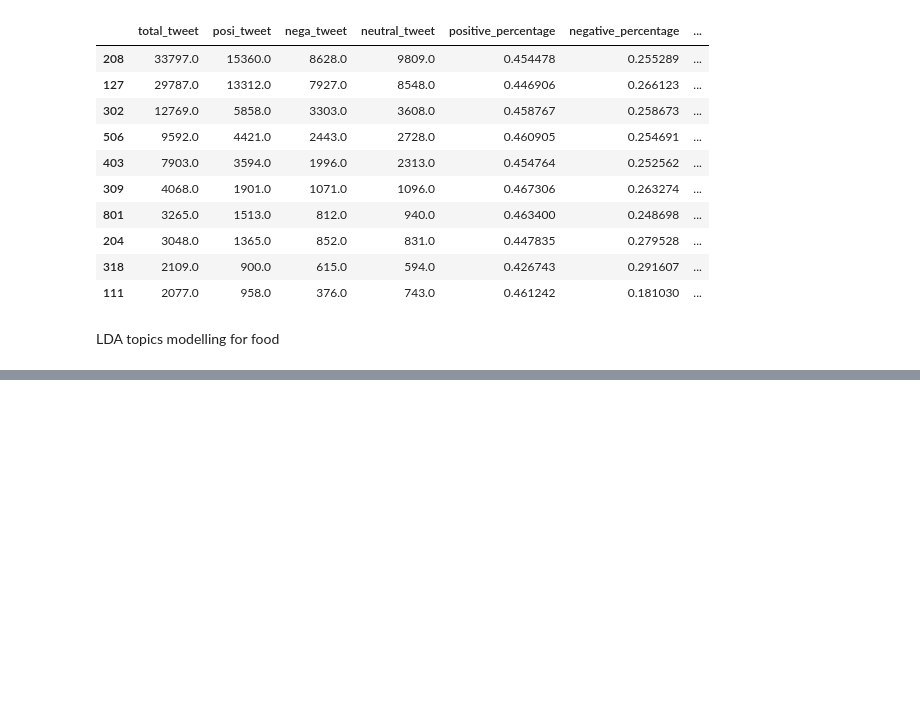
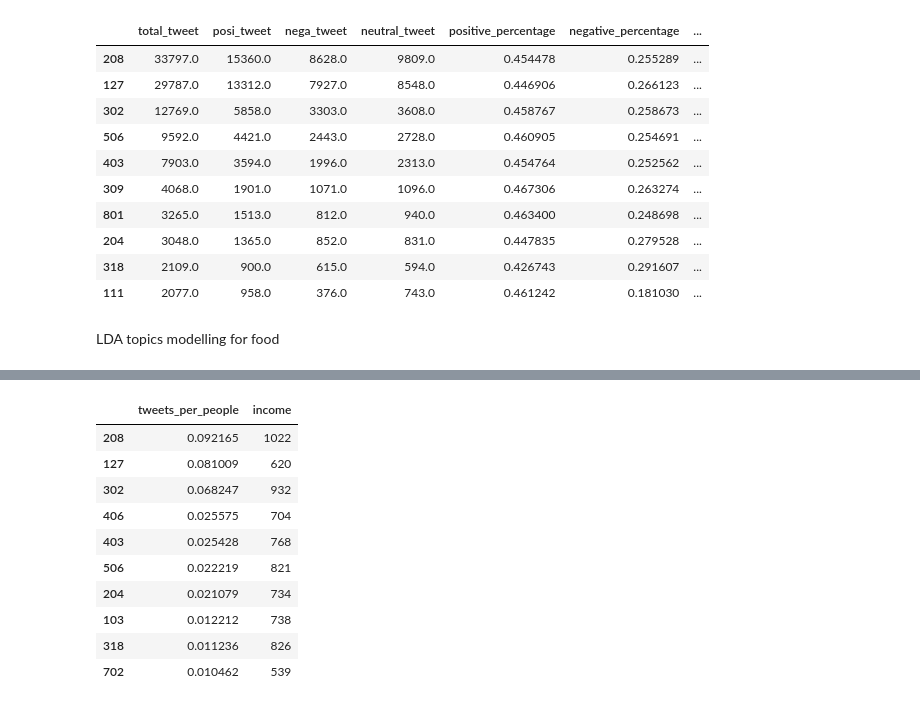
Before and after one commit to terrance2630/CCC_A2, a Jupyter notebook: scenarios_data/presentation_food.ipynb, the cells around one changed output, grey strips where cells are left out. Saved outputs shown, nothing was run; the diff lists cells and outputs as text; code cells hidden in the pictures; blank space fills up the shorter version.

```diff
--- a/scenarios_data/presentation.ipynb
+++ b/scenarios_data/presentation_food.ipynb
@@ -151,0 +192,17 @@ for topic_id in range(model.num_topics):
+# %%
+# Find the top 10 SA4 areas with the most tweets about food per people
+df_food_top10_pop = df_food_tweet_information_pop.sort_values(by=['tweets_per_people'], ascending=False).head(10)
+df_test = df_food_top10_pop[['tweets_per_people', 'income']]
+df_test
+# %% [output]
+|  | tweets_per_people | income |
+| 208 | 0.092165 | 1022 |
+| 127 | 0.081009 | 620 |
+| 302 | 0.068247 | 932 |
+| 406 | 0.025575 | 704 |
+| 403 | 0.025428 | 768 |
+| 506 | 0.022219 | 821 |
+| 204 | 0.021079 | 734 |
+| 103 | 0.012212 | 738 |
+| 318 | 0.011236 | 826 |
+| 702 | 0.010462 | 539 |
```
Also changed, not shown: parts of 8 cells of this notebook.
